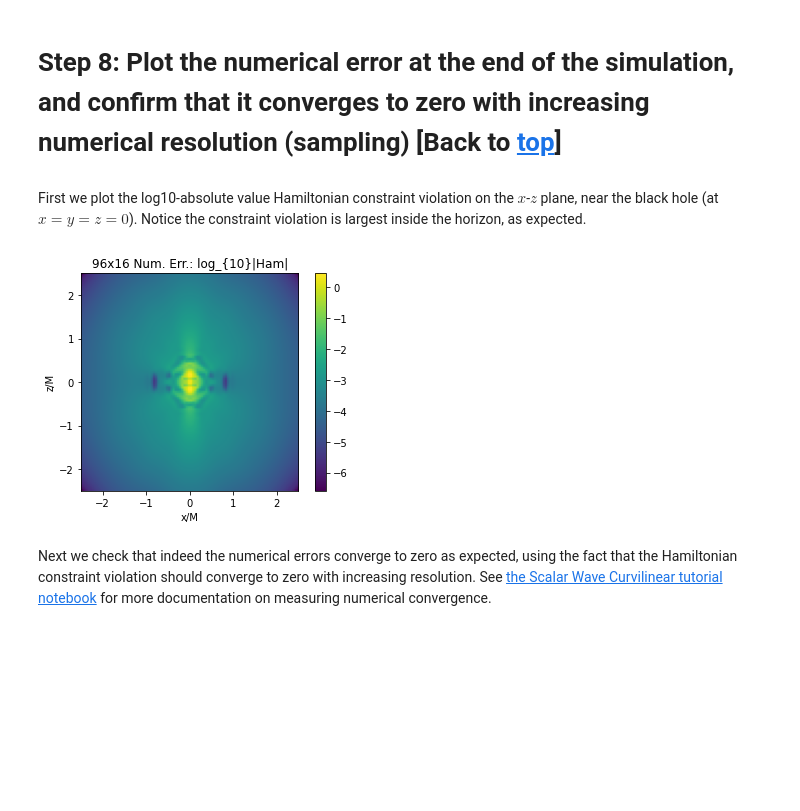
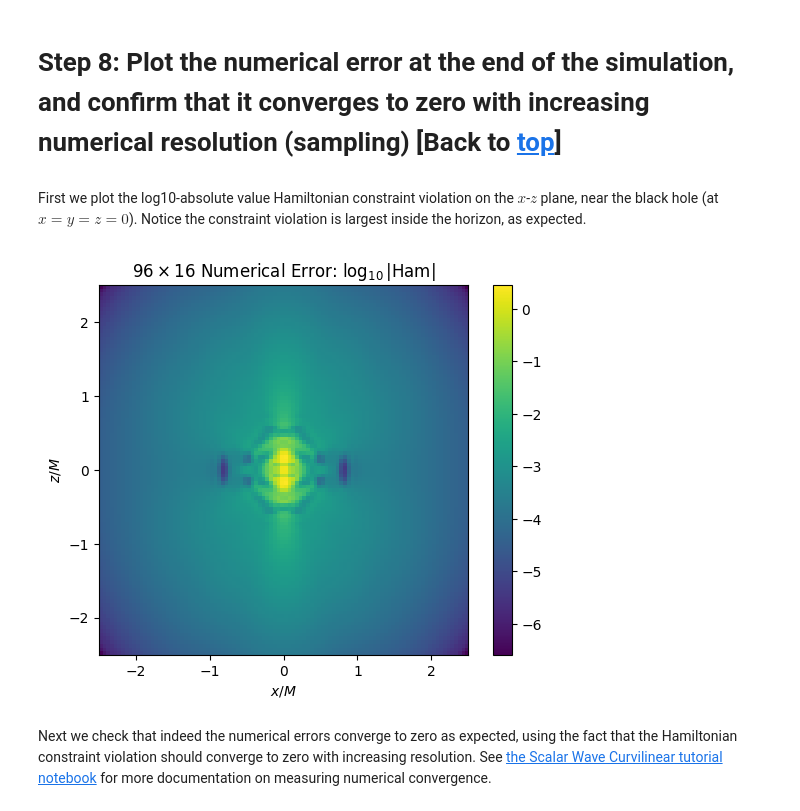
Before and after one commit to stevenrbrandt/nrpytutorial, a Jupyter notebook: Tutorial-Start_to_Finish-BSSNCurvilinear-Two_BHs_Collide_new_way.ipynb, the cells around one changed output. Drawn from its saved outputs; the diff is of its cells as text; code cells hidden in the pictures; blank space fills up the shorter version.

```diff
--- a/Tutorial-Start_to_Finish-BSSNCurvilinear-Two_BHs_Collide_new_way.ipynb
+++ b/Tutorial-Start_to_Finish-BSSNCurvilinear-Two_BHs_Collide_new_way.ipynb
@@ -899,36 +883,20 @@ HTML("""
 $$\label{convergence}$$
 
 First we plot the log10-absolute value Hamiltonian constraint violation on the $x$-$z$ plane, near the black hole (at $x=y=z=0$). Notice the constraint violation is largest inside the horizon, as expected.
-# %%
-x96,y96,valuesCF96,valuesHam96 = np.loadtxt(os.path.join(outdir,'out96.txt')).T #Transposed for easier unpacking
-
-pl_xmin = -2.5
-pl_xmax = +2.5
-pl_ymin = -2.5
-pl_ymax = +2.5
-
-grid_x, grid_y = np.mgrid[pl_xmin:pl_xmax:100j, pl_ymin:pl_ymax:100j]
-points96 = np.zeros((len(x96), 2))
-for i in range(len(x96)):
-    points96[i][0] = x96[i]
-    points96[i][1] = y96[i]
-
-grid96 = griddata(points96, valuesCF96, (grid_x, grid_y), method='nearest')
-grid96cub = griddata(points96, valuesCF96, (grid_x, grid_y), method='cubic')
-
-grid96 = griddata(points96, valuesHam96, (grid_x, grid_y), method='nearest')
-grid96cub = griddata(points96, valuesHam96, (grid_x, grid_y), method='cubic')
-
-# fig, ax = plt.subplots()
-
-plt.clf()
-plt.title("96x16 Num. Err.: log_{10}|Ham|")
-plt.xlabel("x/M")
-plt.ylabel("z/M")
-
-fig96cub = plt.imshow(grid96cub.T, extent=(pl_xmin,pl_xmax, pl_ymin,pl_ymax))
-cb = plt.colorbar(fig96cub)
-# %% [output]
-[figure, removed]
+# %%
+xy_extent=2.5
+output_grid_x, output_grid_y, output_grid_H_data = \
+    plot2D.generate_uniform_2D_grid(os.path.join(outdir,'out96.txt'),
+                                    0,1,3, [-xy_extent,xy_extent], [-xy_extent,xy_extent])
+
+plt.clf()
+plt.title(r"$96\times 16$ Numerical Error: $\log_{10}$|Ham|")
+plt.xlabel(r"$x/M$")
+plt.ylabel(r"$z/M$")
+
+fig96 = plt.imshow(output_grid_H_data, extent=(-xy_extent,xy_extent, -xy_extent,xy_extent))
+cb = plt.colorbar(fig96)
+# %% [output]
+[figure, added]
 # %% [markdown]
 Next we check that indeed the numerical errors converge to zero as expected, using the fact that the Hamiltonian constraint violation should converge to zero with increasing resolution. See [the Scalar Wave Curvilinear tutorial notebook](Tutorial-Start_to_Finish-ScalarWaveCurvilinear_new_way.ipynb) for more documentation on measuring numerical convergence.
```
Also changed, not shown: parts of 6 cells of this notebook, 1 other file.
